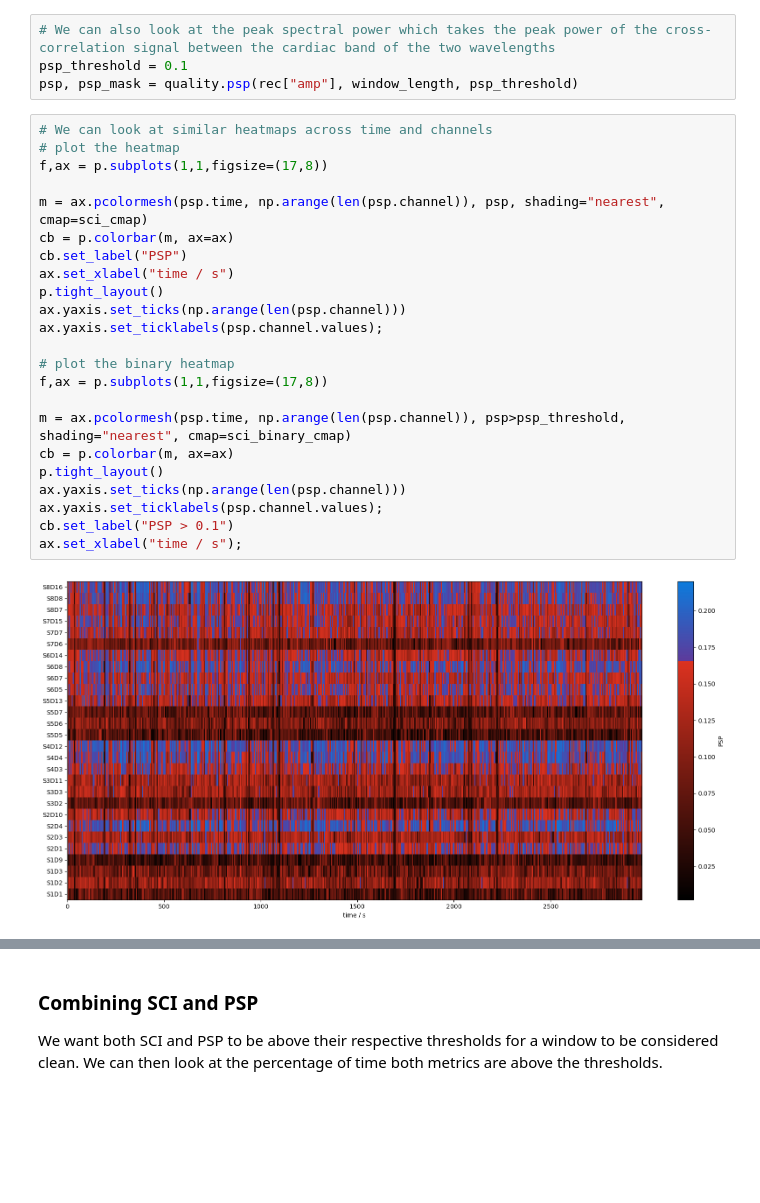
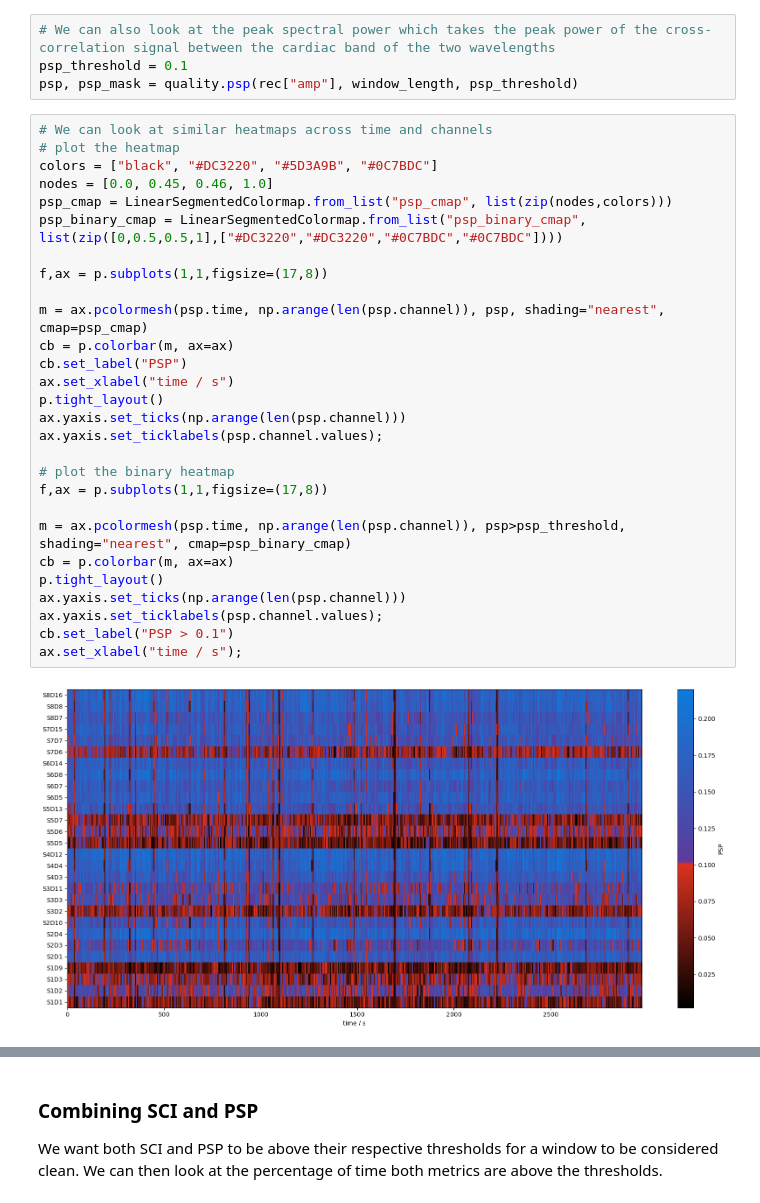
Before and after one commit to ibs-lab/cedalion, a Jupyter notebook: examples/data_quality_and_pruning.ipynb, the cells around one changed output, grey strips where cells are left out. Drawn from its saved outputs; the diff is of its cells as text; blank space fills up the shorter version.

Commit message:
update psp colormap for heatmap

```diff
--- a/examples/data_quality_and_pruning.ipynb
+++ b/examples/data_quality_and_pruning.ipynb
@@ -175,28 +175,33 @@ psp, psp_mask = quality.psp(rec["amp"], window_length, psp_threshold)
 # %%
 # We can look at similar heatmaps across time and channels
 # plot the heatmap
+colors = ["black", "#DC3220", "#5D3A9B", "#0C7BDC"]
+nodes = [0.0, 0.45, 0.46, 1.0]
+psp_cmap = LinearSegmentedColormap.from_list("psp_cmap", list(zip(nodes,colors)))
+psp_binary_cmap = LinearSegmentedColormap.from_list("psp_binary_cmap", list(zip([0,0.5,0.5,1],["#DC3220","#DC3220","#0C7BDC","#0C7BDC"])))
+
 f,ax = p.subplots(1,1,figsize=(17,8))
 
-m = ax.pcolormesh(psp.time, np.arange(len(psp.channel)), psp, shading="nearest", cmap=sci_cmap)
+m = ax.pcolormesh(psp.time, np.arange(len(psp.channel)), psp, shading="nearest", cmap=psp_cmap)
 cb = p.colorbar(m, ax=ax)
 cb.set_label("PSP")
 ax.set_xlabel("time / s")
 p.tight_layout()
 ax.yaxis.set_ticks(np.arange(len(psp.channel)))
 ax.yaxis.set_ticklabels(psp.channel.values);
 
 # plot the binary heatmap
 f,ax = p.subplots(1,1,figsize=(17,8))
 
-m = ax.pcolormesh(psp.time, np.arange(len(psp.channel)), psp>psp_threshold, shading="nearest", cmap=sci_binary_cmap)
+m = ax.pcolormesh(psp.time, np.arange(len(psp.channel)), psp>psp_threshold, shading="nearest", cmap=psp_binary_cmap)
 cb = p.colorbar(m, ax=ax)
 p.tight_layout()
 ax.yaxis.set_ticks(np.arange(len(psp.channel)))
 ax.yaxis.set_ticklabels(psp.channel.values);
 cb.set_label("PSP > 0.1")
 ax.set_xlabel("time / s");
 # %% [output]
-[figure, old version]
+[figure, new version]
 [figure]
 # %% [markdown]
 ### Combining SCI and PSP
```
